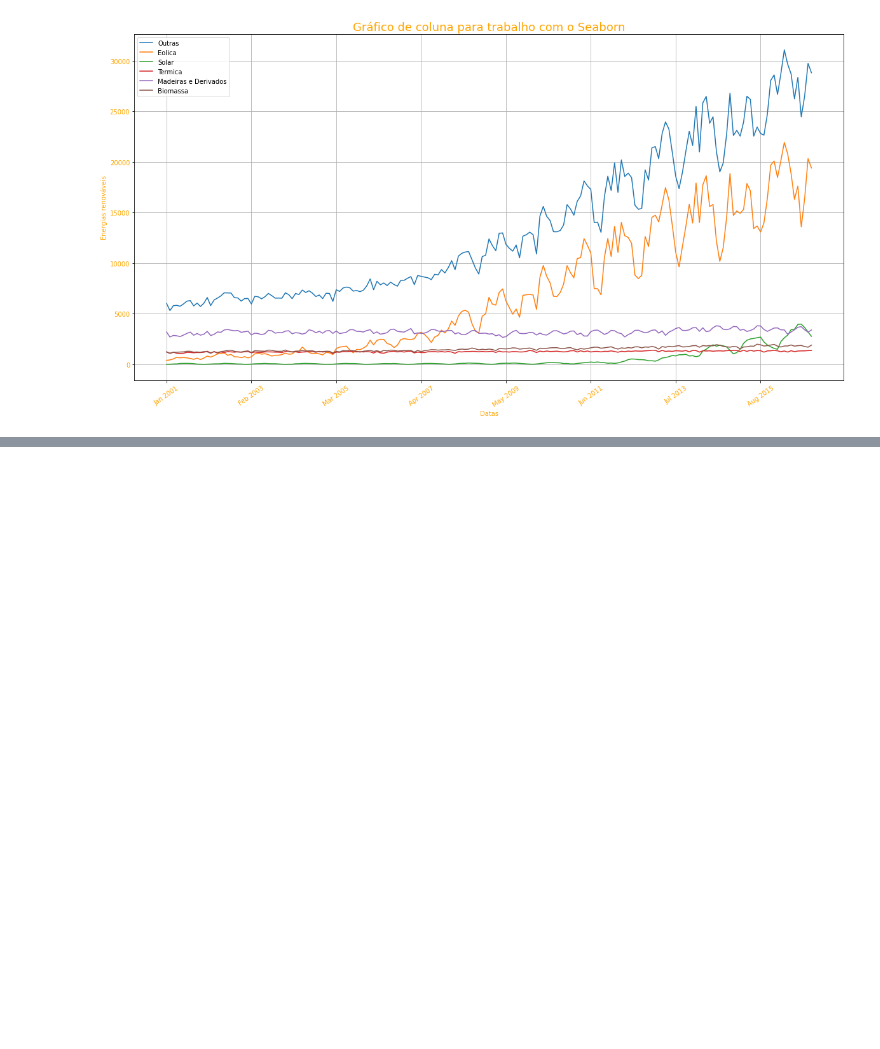
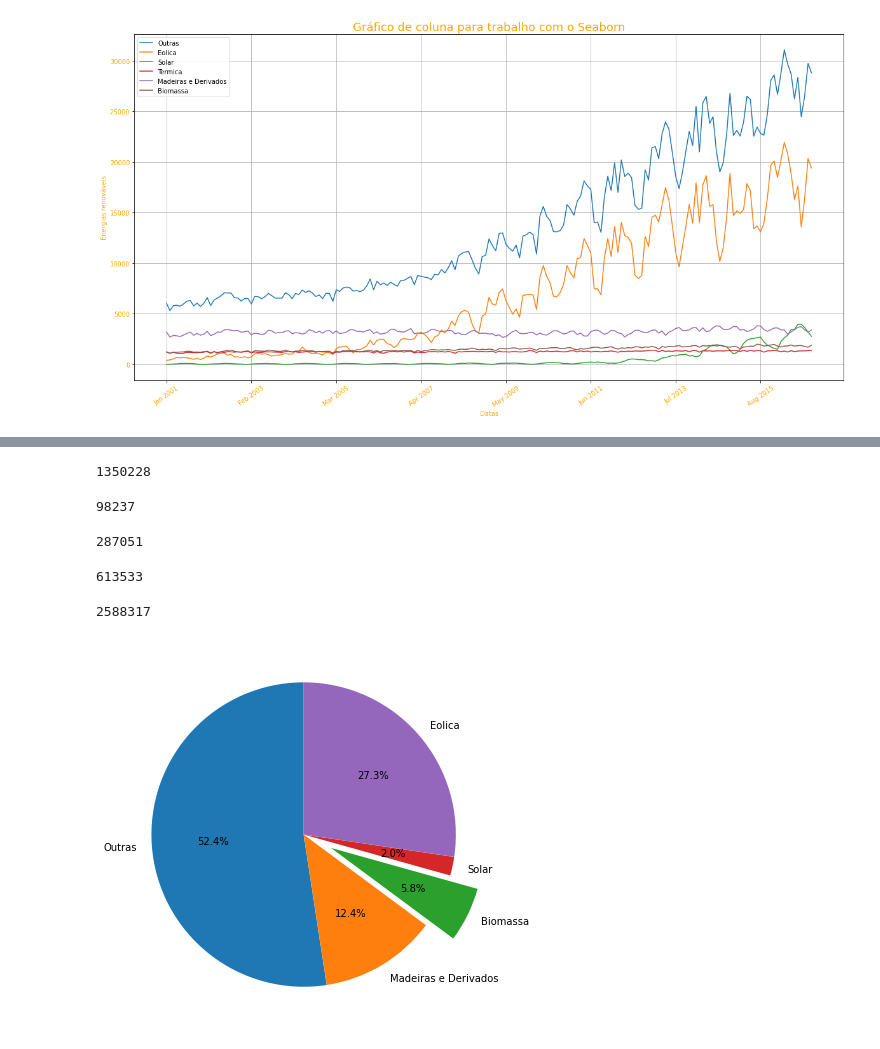
Before and after one commit to AndreLovo/Analise-de-dados, a Jupyter notebook: Energia_Ren_USA.ipynb, the cells around one changed output, grey strips where cells are left out. Saved outputs shown, nothing was run; the diff lists cells and outputs as text; code cells hidden in the pictures; blank space fills up the shorter version.

```diff
--- a/Energia_Ren_USA.ipynb
+++ b/Energia_Ren_USA.ipynb
@@ -398,0 +429,43 @@ plt.show()
+# %%
+#Qual o total de Energia Eolica Gerada?
+df_geral['Eolica'].sum()
+# %% [output]
+1350228
+# %%
+#Qual o total de Energia Solar Gerada?
+df_geral['Solar'].sum()
+# %% [output]
+98237
+# %%
+#Qual o total de Energia por Biomassa Gerada?
+df_geral['Biomassa'].sum()
+# %% [output]
+287051
+# %%
+#Qual o total de Energia por Madeira Gerada?
+df_geral['Madeiras e Derivados'].sum()
+# %% [output]
+613533
+# %%
+#Qual o total de Outras Energias Geradas?
+df_geral['Outras'].sum()
+# %% [output]
+2588317
+# %%
+# Criando o conjunto de dados
+total= ['Outras','Madeiras e Derivados','Biomassa','Solar','Eolica']
+valores=[2588317, 613533, 287051, 98237, 1350228]
+explode = (0,0,0.2,0,0)
+
+# Criando a figura para a plotagem
+
+plt.subplots(figsize=(7,7))
+
+# Fazendo um gráfico de Pizza para melhor visualizacao
+plt.pie(x= valores, labels=total, explode=explode, autopct='%1.1f%%', startangle=90)
+
+
+# Mostrando o grafico
+plt.show()
+# %% [output]
+[figure, added]
```
Also changed, not shown: parts of 2 cells of this notebook.
